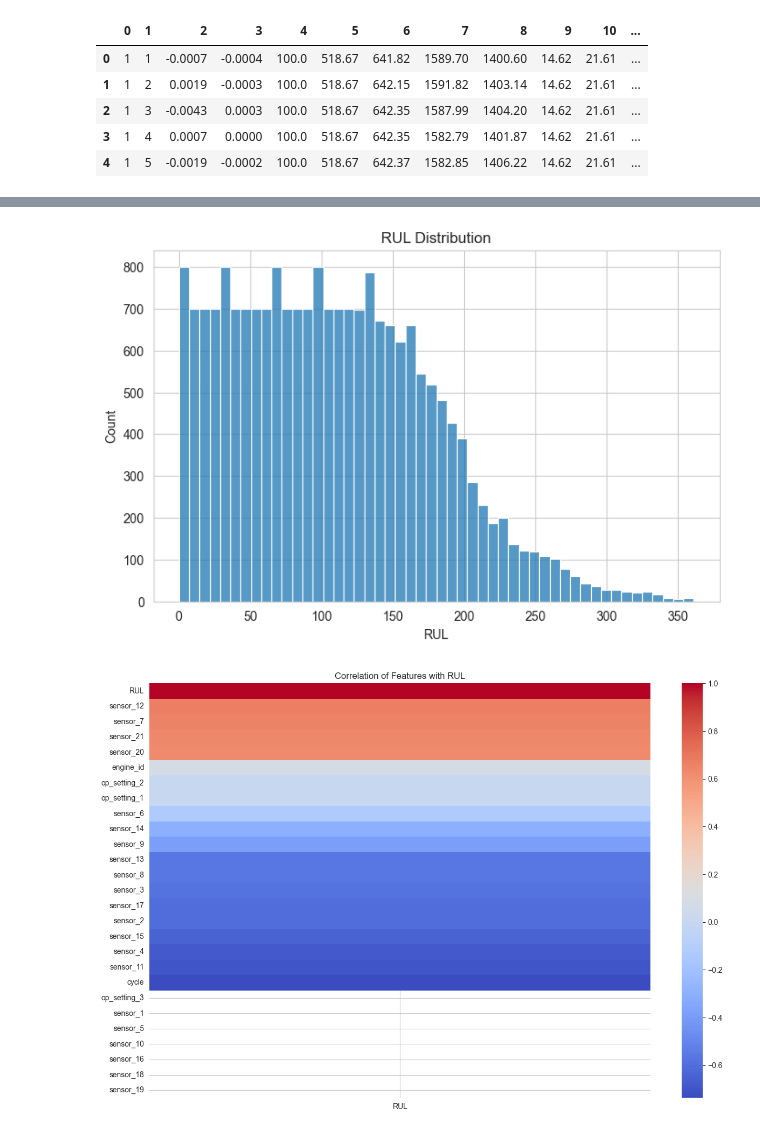
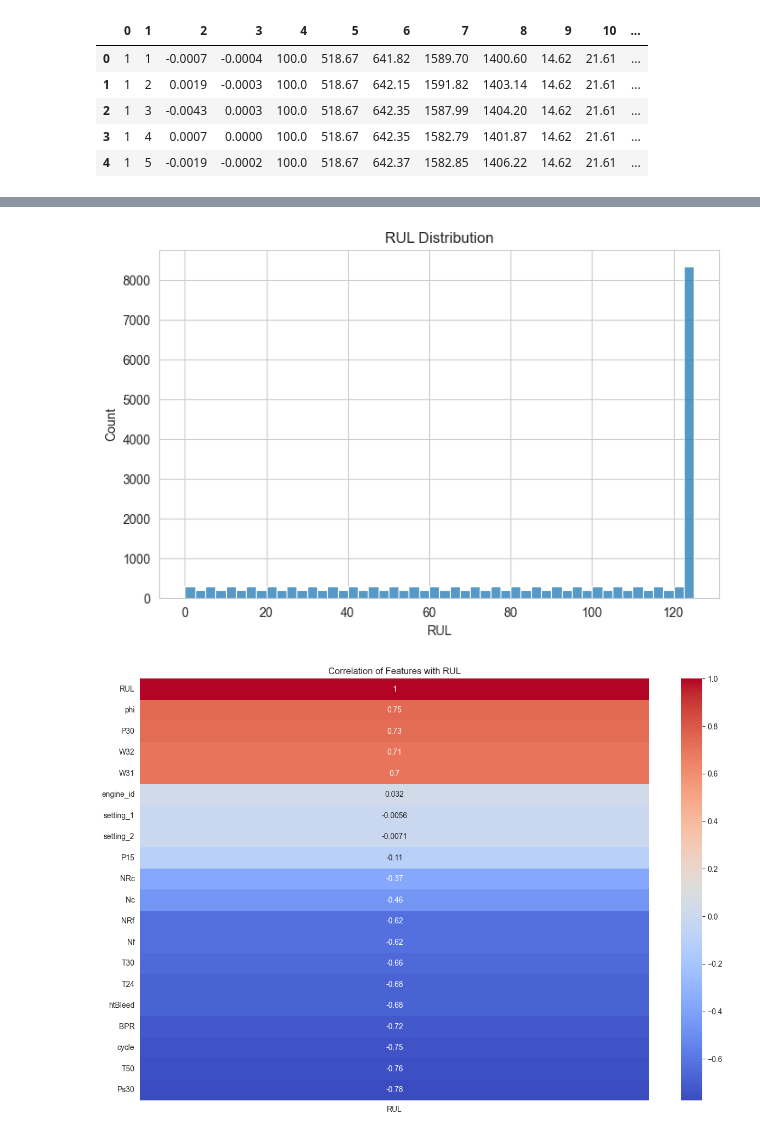
Before and after one commit to Adhithya-Raviprakash/Auto-Pulse, a Jupyter notebook: notebook/eda.ipynb, the cells around one changed output, grey strips where cells are left out. Drawn from its saved outputs; the diff is of its cells as text; code cells hidden in the pictures.

Commit message:
redid Preprocess and feature engineering
renamed columns for readability and understanding as well as removed degradation trend

```diff
--- a/notebook/eda.ipynb
+++ b/notebook/eda.ipynb
@@ -33,17 +33,26 @@ df.head()
 | 3 | 1 | 4 | 0.0007 | 0.0000 | 100.0 | 518.67 | 642.35 | 1582.79 | 1401.87 | 14.62 | 21.61 | ... |
 | 4 | 1 | 5 | -0.0019 | -0.0002 | 100.0 | 518.67 | 642.37 | 1582.85 | 1406.22 | 14.62 | 21.61 | ... |
 # %%
-# 3. Rename Columns
 
-columns = ['engine_id', 'cycle']
+index_names = ['engine_id', 'cycle']
 
-# 3 operational settings
-columns += [f'op_setting_{i}' for i in range(1, 4)]
+operational_settings = ['setting_1', 'setting_2', 'setting_3']
 
-# 21 sensors
-columns += [f'sensor_{i}' for i in range(1, 22)]
+sensor_names = [
+    'T2', 'T24', 'T30', 'T50',
+    'P2', 'P15', 'P30',
+    'Nf', 'Nc', 'epr', 'Ps30',
+    'phi', 'NRf', 'NRc',
+    'BPR', 'farB', 'htBleed',
+    'Nf_dmd', 'PCNfR_dmd',
+    'W31', 'W32'
+]
 
-df.columns = columns
+col_names = index_names + operational_settings + sensor_names
 
-df.head()
+# Assign new column names
+df.columns = col_names
+
+print("Columns renamed successfully!")
+print(df.head())
 # %% [output]
@@ -125,0 +163,8 @@ df.head()
+# %%
+# RUL Clipping
+RUL_THRESHOLD = 125
+df['RUL'] = df['RUL'].clip(upper=RUL_THRESHOLD)
+print(f"RUL Clipping applied. Max RUL is now capped at {RUL_THRESHOLD} cycles.")
+print("\nRUL Statistics after Clipping:")
+
+df['RUL'].describe().T
@@ -126,27 +184,27 @@ df.head()
 # %%
-#RUL Distribution
+#RUL Distribution After Clipping
 
 plt.figure(figsize=(8,5))
 sns.histplot(df['RUL'], bins=50)
 plt.title("RUL Distribution")
 plt.show()
 # %% [output]
-[figure, old version]
+[figure, new version]
 # %%
 #Correlation HeatMap For Sensors + RUL
 
 plt.figure(figsize=(15,10))
 
 corr = df.corr()
 
 sns.heatmap(corr[['RUL']].sort_values(by='RUL', ascending=False),
-            annot=False,
+            annot=True,
             cmap='coolwarm')
 
 plt.title("Correlation of Features with RUL")
 plt.show()
 # %% [output]
-[figure, old version]
+[figure, new version]
 # %%
 #Sensor Trend For a Engine
 
```
Also changed, not shown: parts of 14 cells of this notebook, 5 other files.
